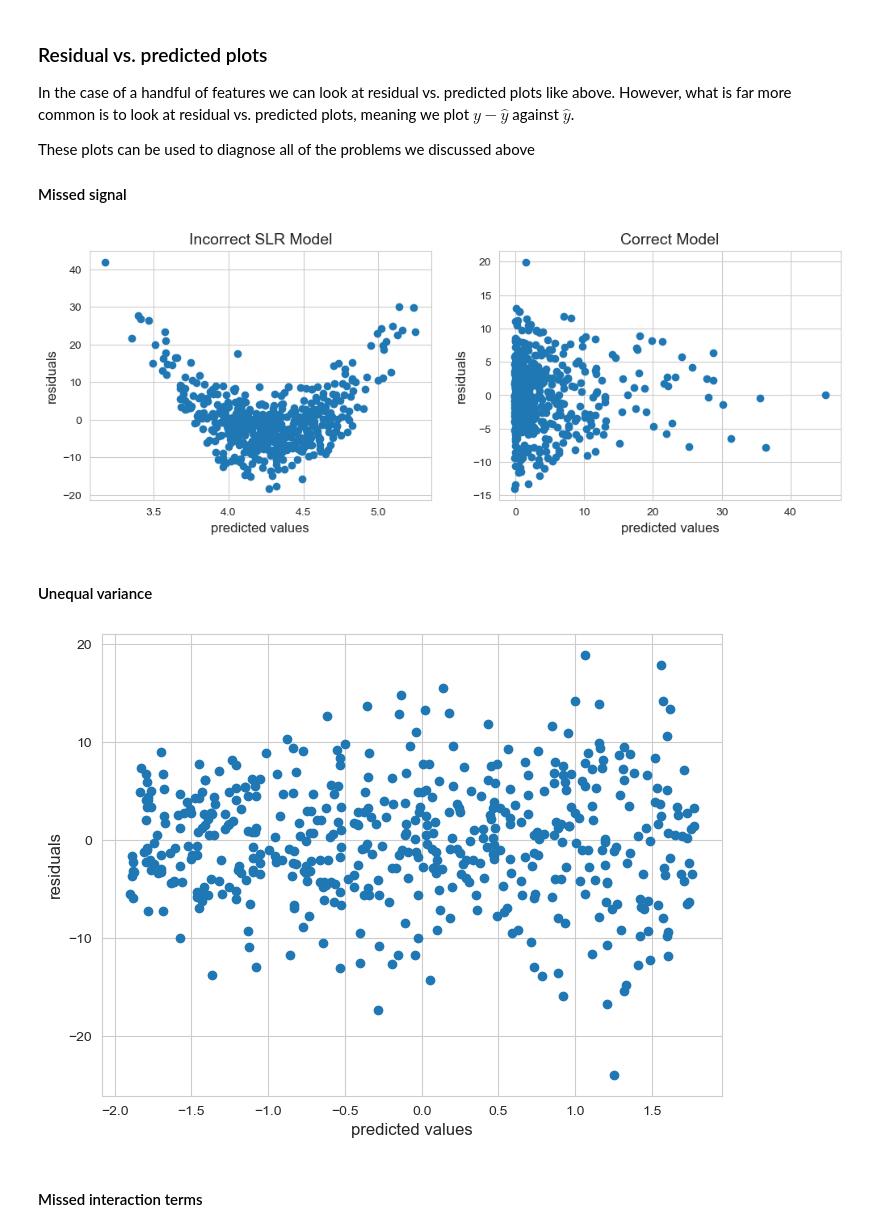
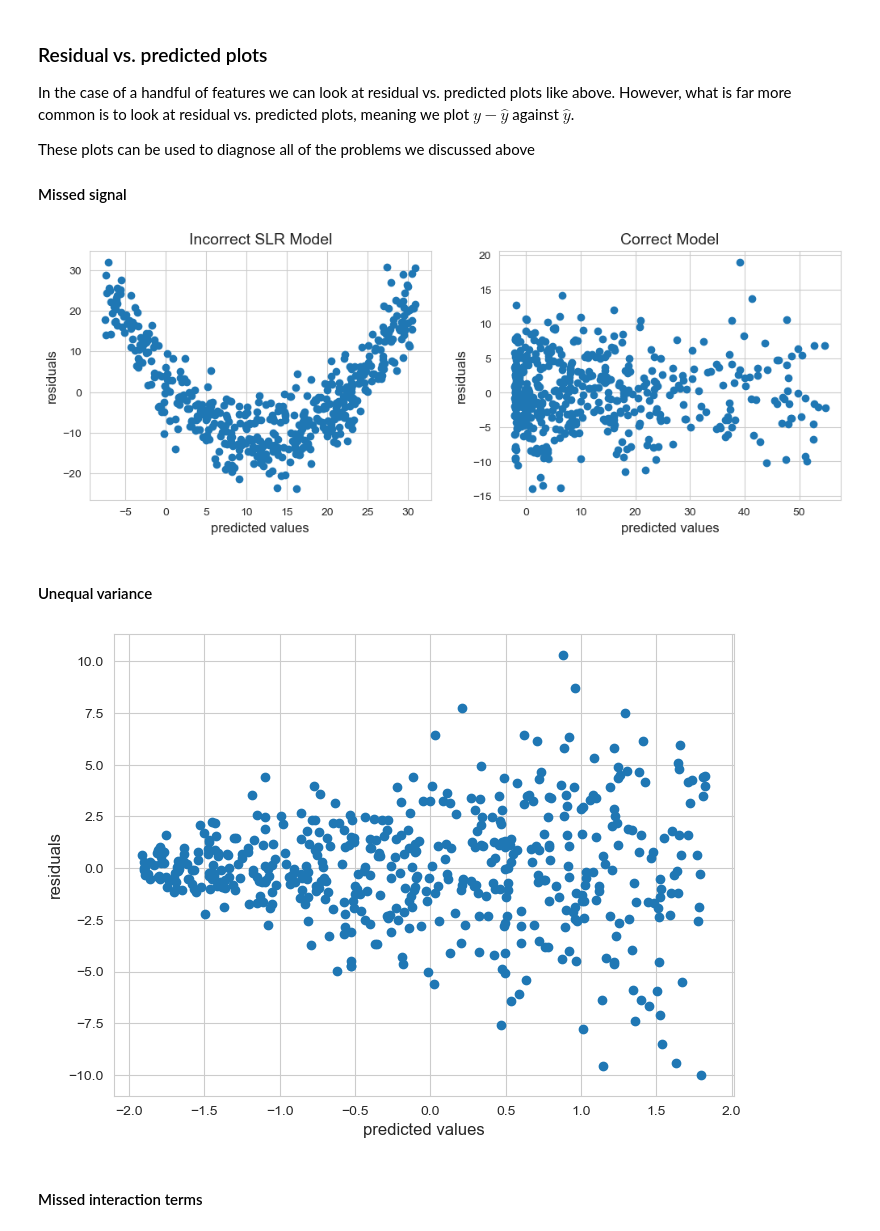
Before and after one commit to parabamoghv/Erdos_AU2024_copy, a Jupyter notebook: week_04_regression_II/lecture_4/5_Linear_Regression_Diagnostic_Plots.ipynb, the cells around one changed output. Drawn from its saved outputs; the diff is of its cells as text; code cells hidden in the pictures.

```diff
--- a/week_04_regression_II/lecture_4/5_Linear_Regression_Diagnostic_Plots.ipynb
+++ b/week_04_regression_II/lecture_4/5_Linear_Regression_Diagnostic_Plots.ipynb
@@ -266,8 +256,8 @@ These plots can be used to diagnose all of the problems we discussed above
 
 #### Missed signal
 # %%
-x = 2*np.random.randn(500)
-y = x**2 + 5*np.random.randn(500)
+x = np.random.uniform(-6,6, 500)
+y = 3*x+ x**2 + 5*np.random.randn(500)
 
 slr = LinearRegression(copy_X=True)
 
@@ -307,34 +297,34 @@ ax[1].set_title("Correct Model", fontsize=14)
 
 plt.show()
 # %% [output]
-[figure, old version]
+[figure, new version]
 # %% [markdown]
 #### Unequal variance
 # %%
-x = np.round(4*np.random.random(500) - 2,2)
-epsilons = (x+6)*np.random.randn(500)
+x = np.random.uniform(-2,2, 500)
+epsilons = (x+2.5)*np.random.randn(500)
 
 y = x + epsilons
 
 slr = LinearRegression(copy_X=True)
 
 slr.fit(x.reshape(-1,1), y)
 
 residuals = y - slr.predict(x.reshape(-1,1))
 
 
 ## Make a residual plot
 
 plt.figure(figsize=(8,6))
 
 plt.scatter(slr.predict(x.reshape(-1,1)), residuals)
 
 plt.xlabel("predicted values", fontsize=12)
 plt.ylabel("residuals", fontsize=12)
 
 plt.show()
 # %% [output]
-[figure, old version]
+[figure, new version]
 # %% [markdown]
 #### Missed interaction terms
 # %%
```
Also changed, not shown: parts of 22 cells of this notebook, 5 other files.
